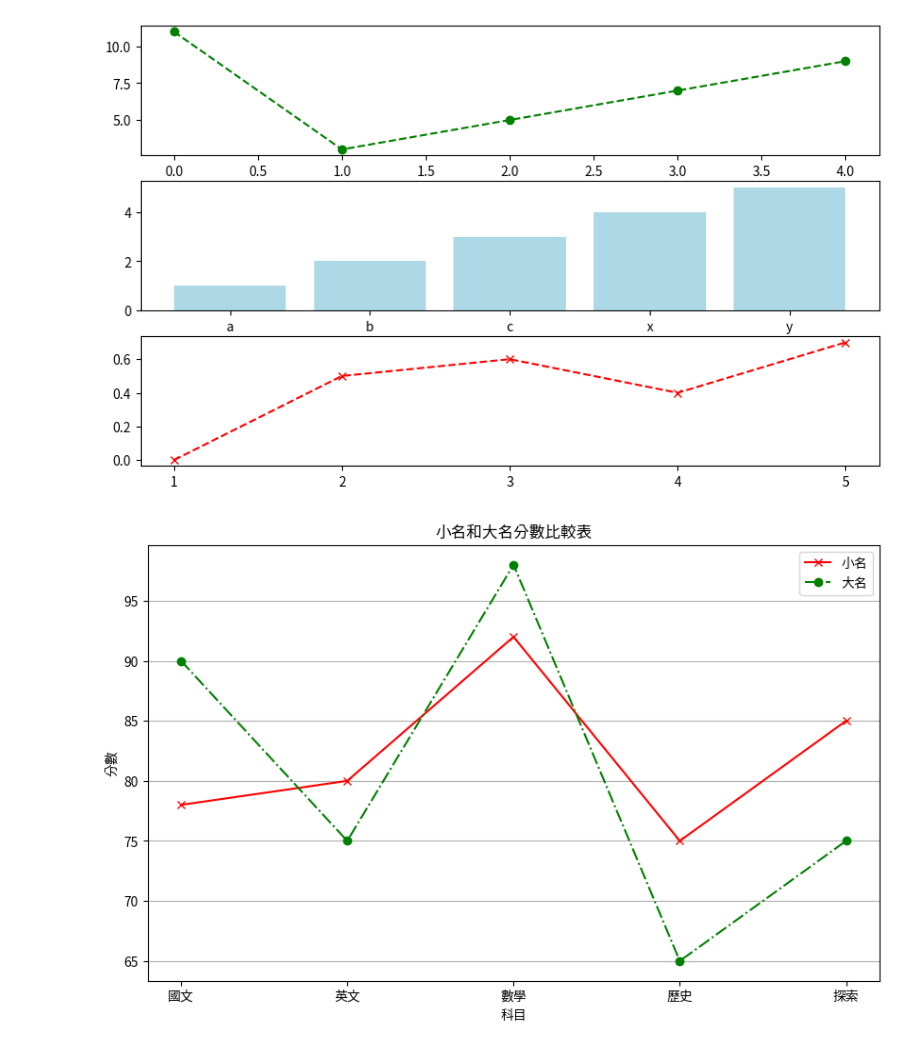
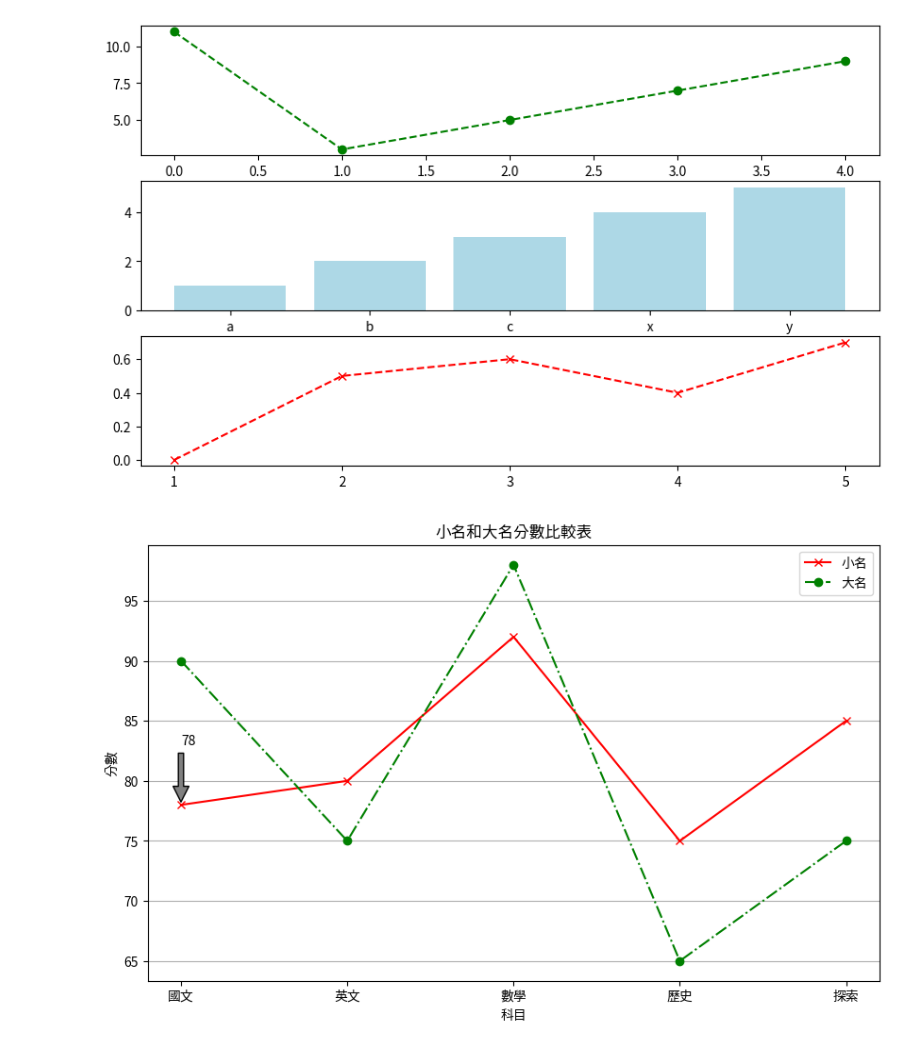
Before and after one commit to jessiehsu731/python_analysis, a Jupyter notebook: lesson7_3.ipynb, the cells around one changed output. Cells and saved outputs as stored; diff of their text form; code cells hidden in the pictures.

```diff
--- a/lesson7_3.ipynb
+++ b/lesson7_3.ipynb
@@ -51,17 +51,21 @@ student2 = {'國文':90, '英文':75, '數學':98, '歷史':65, '探索':75}
 # %%
 subjects = list(student1.keys())
 score1 = list(student1.values())
 score2 = list(student2.values())
 
 figure = plt.figure(figsize=(10,6))
 axes = figure.add_subplot(1,1,1)
 axes.set_title('小名和大名分數比較表')
 axes.set_xlabel('科目')
 axes.set_ylabel('分數')
 axes.plot(subjects, score1, 'xr-',label="小名")
 axes.plot(subjects, score2, 'og-.',label="大名")
 axes.legend()
 axes.grid(axis='y')
+
+#加入標註，xy是要標註的位置，xytext是標註文字的位置, arrowprops是箭頭的設定, textcoords是文字的座標
+axes.annotate(f"{student1['國文']}", xy=(subjects[0], score1[0]), xytext=(subjects[0], score1[0]+5),
+              arrowprops=dict(facecolor='gray', shrink=0.05))
 plt.show()
 # %% [output]
-[figure, old version]
+[figure, new version]
```
